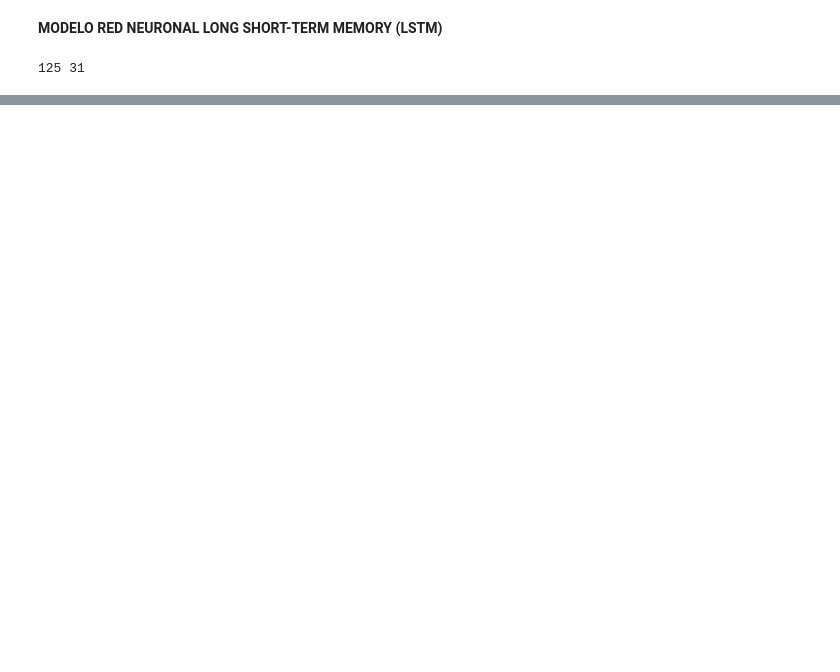
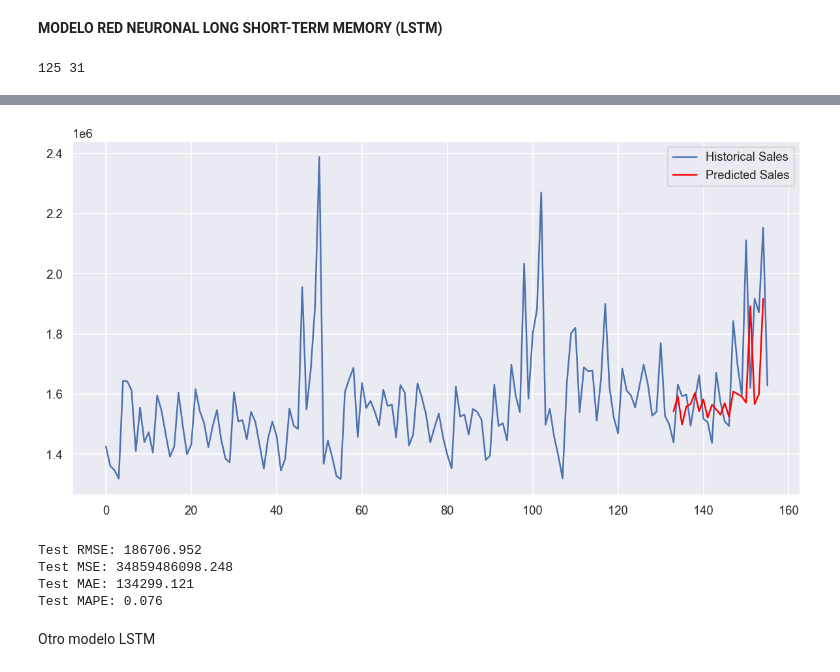
Before and after one commit to jgerezrodriguez/ProyectoFinalJG, a Jupyter notebook: ProyectoFinal-Rev1.ipynb, the cells around one changed output, grey strips where cells are left out. Drawn from its saved outputs; the diff is of its cells as text; code cells hidden in the pictures; blank space fills up the shorter version.

```diff
--- a/ProyectoFinal-Rev1.ipynb
+++ b/ProyectoFinal-Rev1.ipynb
@@ -1135,0 +1226,13 @@ plt.show()
+# %%
+# fix random seed for reproducibility
+tf.random.set_seed(7)
+
+# normalize the dataset
+scaler = MinMaxScaler(feature_range=(0, 1))
+dataset = scaler.fit_transform(df)
+
+# split into train and test sets
+train_size = int(len(dataset) * 0.805)
+test_size = len(dataset) - train_size
+train1, test1 = dataset[0:train_size,:], dataset[train_size:len(dataset),:]
+print(len(train1), len(test1))
@@ -1135,0 +1304,14 @@ plt.show()
+# %%
+# make predictions
+trainPredict = model4.predict(trainX)
+testPredict = model4.predict(testX)
+# invert predictions
+trainPredict = scaler.inverse_transform(trainPredict)
+trainY = scaler.inverse_transform([trainY])
+testPredict = scaler.inverse_transform(testPredict)
+testY = scaler.inverse_transform([testY])
+# calculate root mean squared error
+trainScore = np.sqrt(mean_squared_error(trainY[0], trainPredict[:,0]))
+print('Train Score: %.2f RMSE' % (trainScore))
+testScore = np.sqrt(mean_squared_error(testY[0], testPredict[:,0]))
+print('Test Score: %.2f RMSE' % (testScore))
@@ -1135,0 +1323,45 @@ plt.show()
+# %%
+# shift train predictions for plotting
+trainPredictPlot = np.empty_like(dataset)
+trainPredictPlot[:, :] = np.nan
+trainPredictPlot[look_back:len(trainPredict)+look_back, :] = trainPredict
+# shift test predictions for plotting
+testPredictPlot = np.empty_like(dataset)
+testPredictPlot[:, :] = np.nan
+testPredictPlot[len(trainPredict)+(look_back*2)+1:len(dataset)-1, :] = testPredict
+# plot baseline and predictions
+plt.figure(figsize=(12, 6))
+plt.plot(scaler.inverse_transform(dataset), label='Historical Sales')
+#plt.plot(trainPredictPlot, color='red')
+plt.plot(testPredictPlot, label='Predicted Sales', color='red')
+#plt.title('Predicciones del Modelo LSTM')
+plt.legend()
+plt.show()
+# %% [output]
+[figure, added]
+# %%
+#Calculo del error del modelo: RMSE (evaluate forecasts)
+rmse4 = sqrt(mean_squared_error(testY[0], testPredict[:,0] ))
+print('Test RMSE: %.3f' % rmse4)
+
+#Calculo del error cuadratico medio del modelo: MSE (evaluate forecasts)
+mse4 = mean_squared_error(testY[0], testPredict[:,0])
+print('Test MSE: %.3f' % mse4)
+
+#Calculo del error absoluto medio del modelo: MAE (evaluate forecasts)
+mae4 = mean_absolute_error(testY[0], testPredict[:,0])
+print('Test MAE: %.3f' % mae4)
+
+#Calculo del error porcentual Absoluto Medio del modelo: MAPE (evaluate forecasts)
+mape4 = mean_absolute_percentage_error(testY[0], testPredict[:,0])
+print('Test MAPE: %.3f' % mape4)
+
+#aic3 = model4.aic
+#print(f'Valor del AIC: {aic3}')
+# %% [output]
+Test RMSE: 186706.952
+Test MSE: 34859486098.248
+Test MAE: 134299.121
+Test MAPE: 0.076
+# %% [markdown]
+Otro modelo LSTM
```
Also changed, not shown: parts of 66 cells of this notebook, 4 other files.
